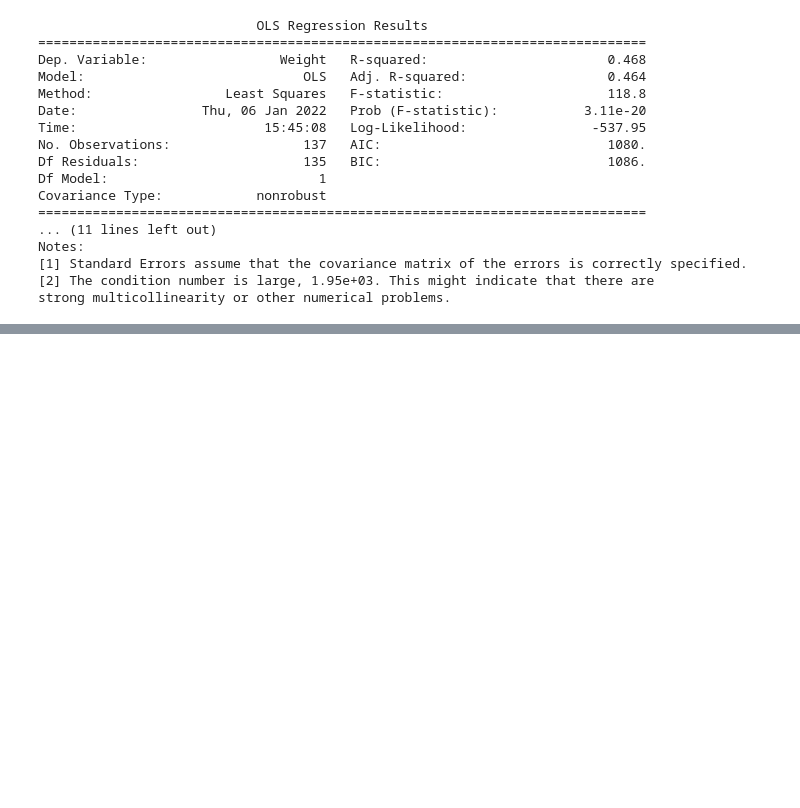
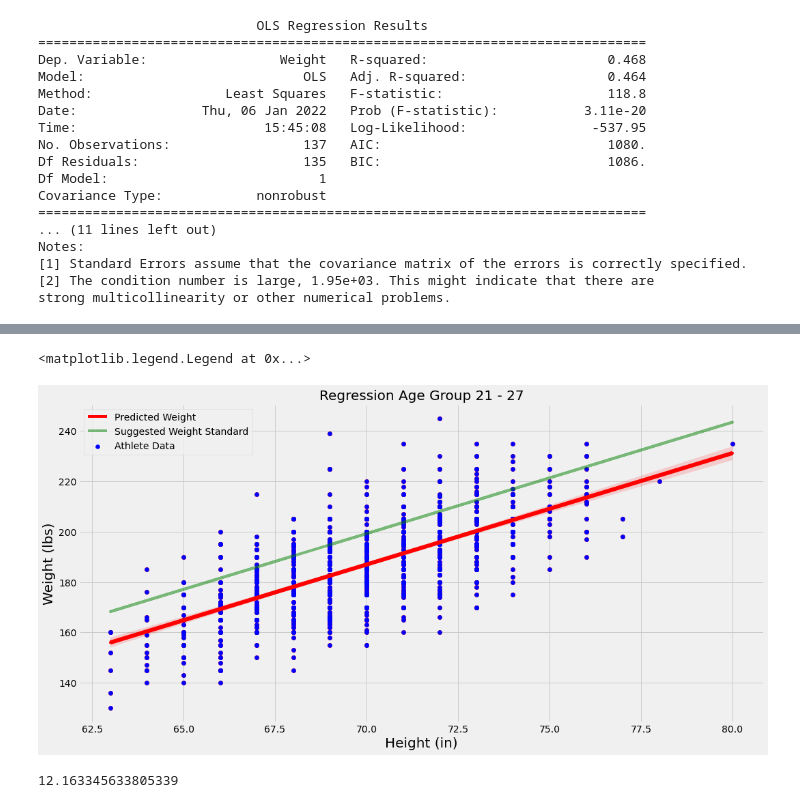
Before and after one commit to Jamesmg10/FinalCapstone, a Jupyter notebook: Explore.ipynb, the cells around one changed output, grey strips where cells are left out. Saved outputs shown, nothing was run; the diff lists cells and outputs as text; code cells hidden in the pictures; blank space fills up the shorter version.

```diff
--- a/Explore.ipynb
+++ b/Explore.ipynb
@@ -861,3 +979,23 @@ print(result2.summary())
+# %%
+ax = sns.regplot(x=X_2, y=y_2, color="r")
+ax.set_xlabel("Height (in)", fontsize = 20)
+ax.set_ylabel("Weight (lbs)", fontsize = 20)
+ax.set_title('Regression Age Group 21 - 27', fontdict={'fontsize':20})
+ax.scatter(range2127_df.Height, y_2, color ='blue', label = 'Athlete Data')
+ax.plot(X_2['Height'], prediction2, color = 'red', label = 'Predicted Weight')
+ax.plot(X_2['Height'], prediction2 + 1 * stan, color = 'green', alpha = .5,label = 'Suggested Weight Standard')
+#ax.fill_between(X_1['Height'], prediction1 + 1 * stan, prediction1, color = 'green' ,alpha = .5)
+#ax.fill_between(X_1, y_est - y_err, y_est + y_err, alpha=0.2)
+ax.legend()
+# %% [output]
+<matplotlib.legend.Legend at 0x...>
+[figure, added]
+# %%
+resid2 = prediction2 - y_2
+stan2 = np.std(resid2)
+stan2
+# %% [output]
+12.163345633805339
 # %%
 fig, ax = plt.subplots(figsize = (15,7))
 ax.scatter(range2127_df.Height, y_2, color ='blue', label = 'Original Points')
```
Also changed, not shown: parts of 26 cells of this notebook.
